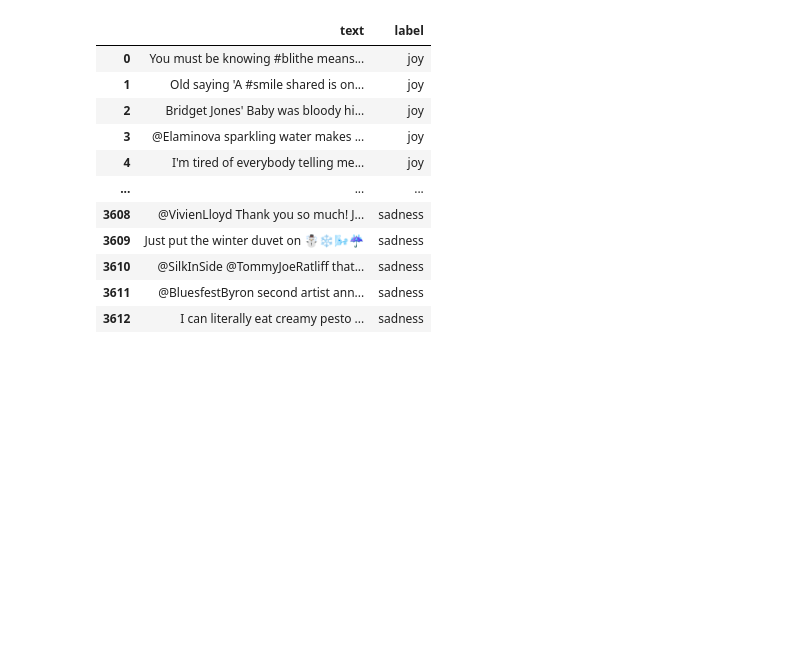
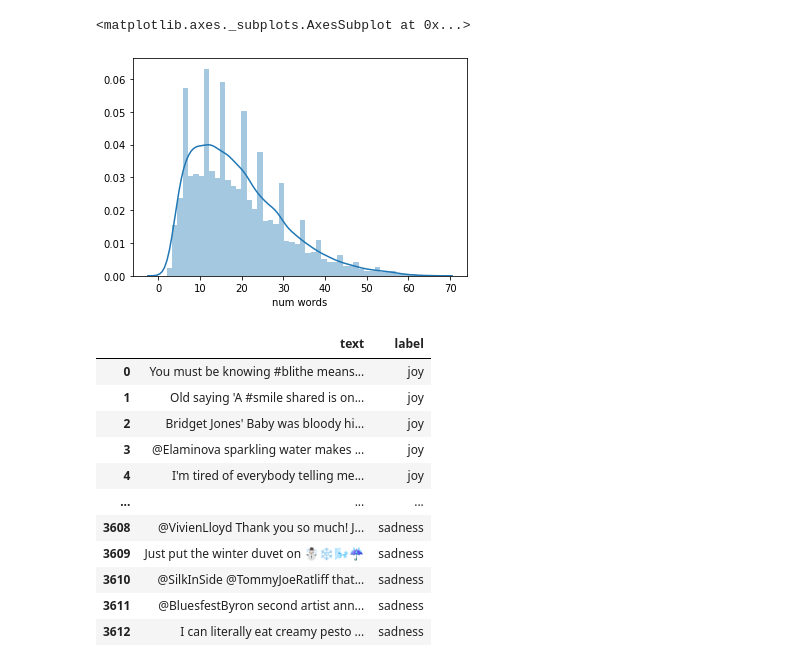
Before and after one commit to KamenDamov/NLP-Sentiment-Analysis, a Jupyter notebook: data_model_exploration.ipynb, the cells around one changed output. Cells and saved outputs as stored; diff of their text form; code cells hidden in the pictures; blank space fills up the shorter version.

```diff
--- a/data_model_exploration.ipynb
+++ b/data_model_exploration.ipynb
@@ -27,3 +27,5 @@ from sklearn.pipeline import make_pipeline
 from sklearn.model_selection import GridSearchCV
 from sklearn.naive_bayes import MultinomialNB
 %matplotlib inline
+# %%
+df_test = pd.read_csv('Emotion_final.csv')
@@ -29,0 +41,2 @@ from sklearn.naive_bayes import MultinomialNB
+# %%
+df_test['num words'] = df_test['Text'].apply(lambda x: len(x.split()))
@@ -30,3 +52,8 @@ from sklearn.naive_bayes import MultinomialNB
+# %%
+sns.distplot(df_test['num words'])
+# %% [output]
+<matplotlib.axes._subplots.AxesSubplot at 0x...>
+[figure, added]
 # %%
 df1 = pd.read_csv('emotion-labels-test.csv')
 df2 = pd.read_csv('emotion-labels-train.csv')
```
Also changed, not shown: parts of 2 cells of this notebook.
